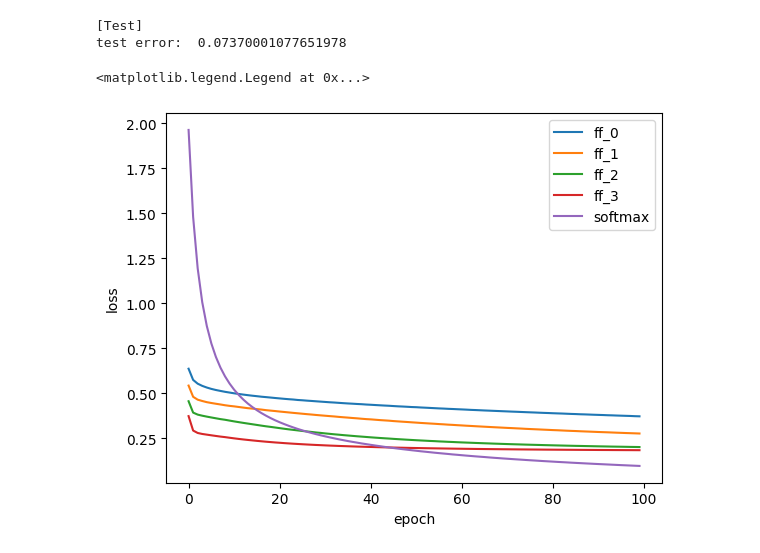
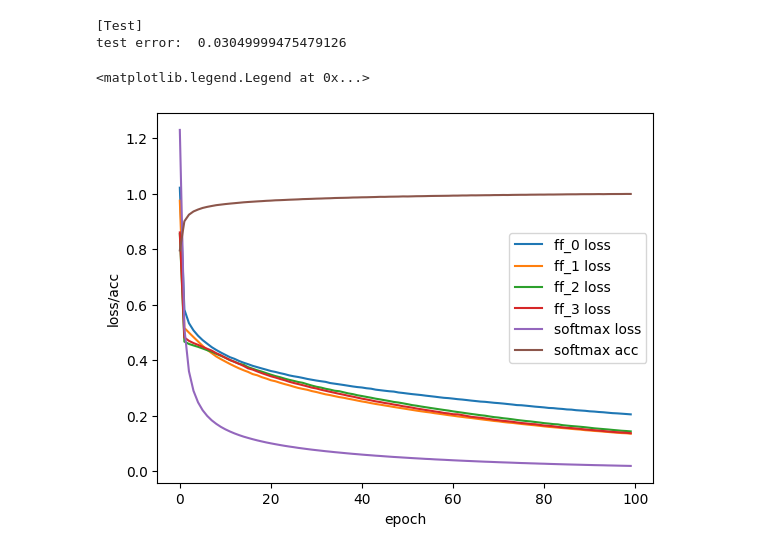
Before and after one commit to tworiver0931/Forward-Forward-Algorithm, a Jupyter notebook: train.ipynb, the cells around one changed output. Drawn from its saved outputs; the diff is of its cells as text; code cells hidden in the pictures.

```diff
--- a/train.ipynb
+++ b/train.ipynb
@@ -4,3 +5,6 @@ import matplotlib.pyplot as plt
 
 sys.path.append('/content/drive/MyDrive/forward/FF')
 from trainer import Trainer
+# %%
+train_set = MNIST('./data/', train=True, download=True)
+test_set = MNIST('./data/', train=False, download=True)
@@ -7,9 +27,12 @@ from trainer import Trainer
 # %%
-trainer = Trainer([784, 2000, 2000, 2000, 2000],
-                  threshold=1,
+trainer = Trainer(train_set=train_set,
+                  ff_dims=[784, 2000, 2000, 2000, 2000],
+                  out_dim=10,
+                  threshold=10,
                   lr=0.001,
                   batch_size=1000,
                   epochs=100,
+                  dropout=0,
                   device='cuda:0')
 trainer.train()
 # %% [output]
@@ -39,15 +47,16 @@ torch.Size([60000, 6000])
 # %%
-trainer.test()
+trainer.test(test_set)
 # %% [output]
 [Test]
-test error:  0.07370001077651978
+test error:  0.03049999475479126
 # %%
 plt.xlabel('epoch')
-plt.ylabel('loss')
+plt.ylabel('loss/acc')
 for i, row in enumerate(trainer.ffnn_his):
-  plt.plot(row, label=f'ff_{i}')
-plt.plot(trainer.softmax_his, label='softmax')
+  plt.plot(row, label=f'ff_{i} loss')
+plt.plot(trainer.softmax_his['loss'], label='softmax loss')
+plt.plot(trainer.softmax_his['acc'], label='softmax acc')
 plt.legend()
 # %% [output]
 <matplotlib.legend.Legend at 0x...>
-[figure, old version]
+[figure, new version]
```
Also changed, not shown: parts of 3 cells of this notebook, 3 other files.
